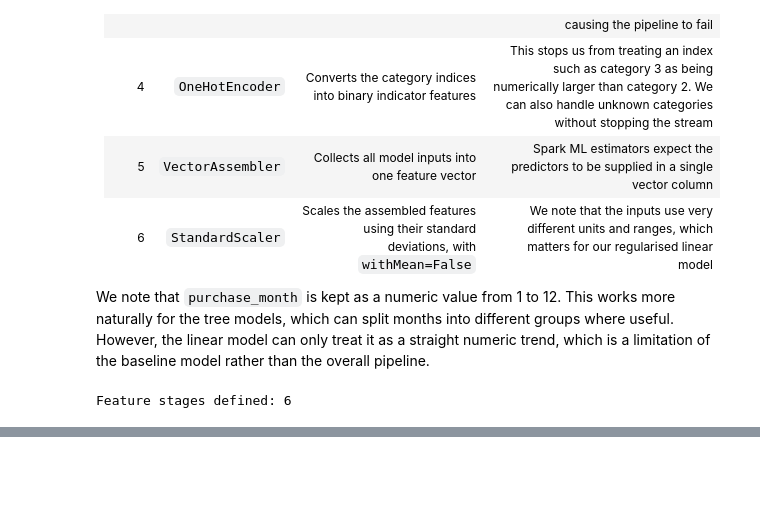
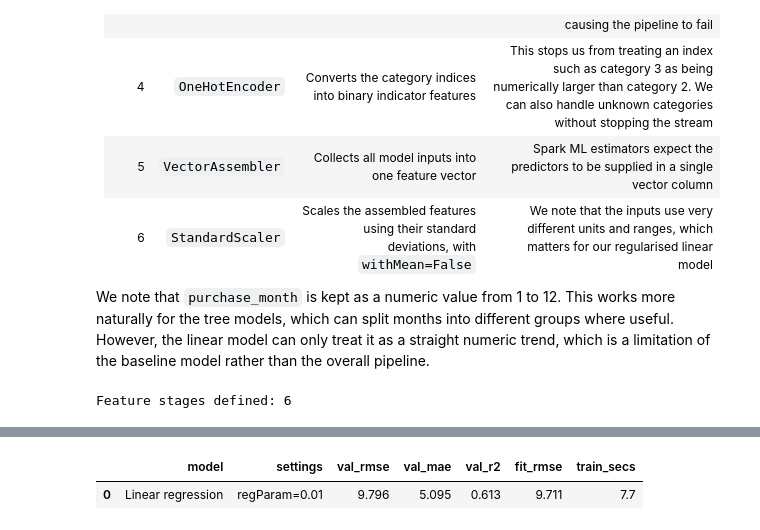
Before and after one commit to mounisha-dev21/ito5202-assessment2-streaming, a Jupyter notebook: assessment2.ipynb, the cells around one changed output, grey strips where cells are left out. Saved outputs shown, nothing was run; the diff lists cells and outputs as text; code cells hidden in the pictures; blank space fills up the shorter version.

Commit message:
Set up fit/validation/test split and evaluation, and train linear regression baseline

```diff
--- a/assessment2.ipynb
+++ b/assessment2.ipynb
@@ -1540,0 +1531,80 @@ org.apache.spark.SparkException: Exception thrown in awaitResult:
+# %%
+# Evaluate set of model predictions
+def evaluate(predictions, label_col="freight_value", prediction_col="prediction"):
+    results = {}
+
+    # Check each regression metric
+    metrics = ["rmse", "mae", "r2"]
+
+    for metric in metrics:
+        evaluator = RegressionEvaluator(
+            labelCol=label_col,
+            predictionCol=prediction_col,
+            metricName=metric
+        )
+
+        score = evaluator.evaluate(predictions)
+        results[metric] = round(score, 3)
+
+    return results
+# %%
+# Store results from each model
+model_results = []
+
+
+# Set up the linear regression baseline
+lr = LinearRegression(
+    featuresCol="features",
+    labelCol="freight_value",
+    regParam=0.01,
+    elasticNetParam=0.0
+)
+
+# Add the model after feature preparation
+lr_pipeline = Pipeline(
+    stages=feature_stages + [lr]
+)
+
+
+# Fit the model and record training time
+start_time = time.time()
+
+lr_model = lr_pipeline.fit(fit_df)
+
+lr_train_time = time.time() - start_time
+
+
+# Make predictions
+lr_val_preds = lr_model.transform(val_df)
+
+# Score validation and fitting data
+lr_val = evaluate(lr_val_preds)
+
+lr_fit_preds = lr_model.transform(fit_df)
+lr_fit = evaluate(lr_fit_preds)
+
+
+# Save the results
+lr_result = {
+    "model": "Linear regression",
+    "settings": "regParam=0.01",
+    "val_rmse": lr_val["rmse"],
+    "val_mae": lr_val["mae"],
+    "val_r2": lr_val["r2"],
+    "fit_rmse": lr_fit["rmse"],
+    "train_secs": round(lr_train_time, 1)
+}
+
+model_results.append(lr_result)
+
+
+# Check whether the model predicted any negative freight values
+negative_predictions = lr_val_preds.filter(
+    F.col("prediction") < 0
+).count()
+
+print("Negative predictions on validation set:", negative_predictions)
+
+# Show the results
+pd.DataFrame(model_results)
+# %% [output]
@@ -1540,0 +1612,2 @@ org.apache.spark.SparkException: Exception thrown in awaitResult:
+|  | model | settings | val_rmse | val_mae | val_r2 | fit_rmse | train_secs |
+| 0 | Linear regression | regParam=0.01 | 9.796 | 5.095 | 0.613 | 9.711 | 7.7 |
```
Also changed, not shown: parts of 13 cells of this notebook.
